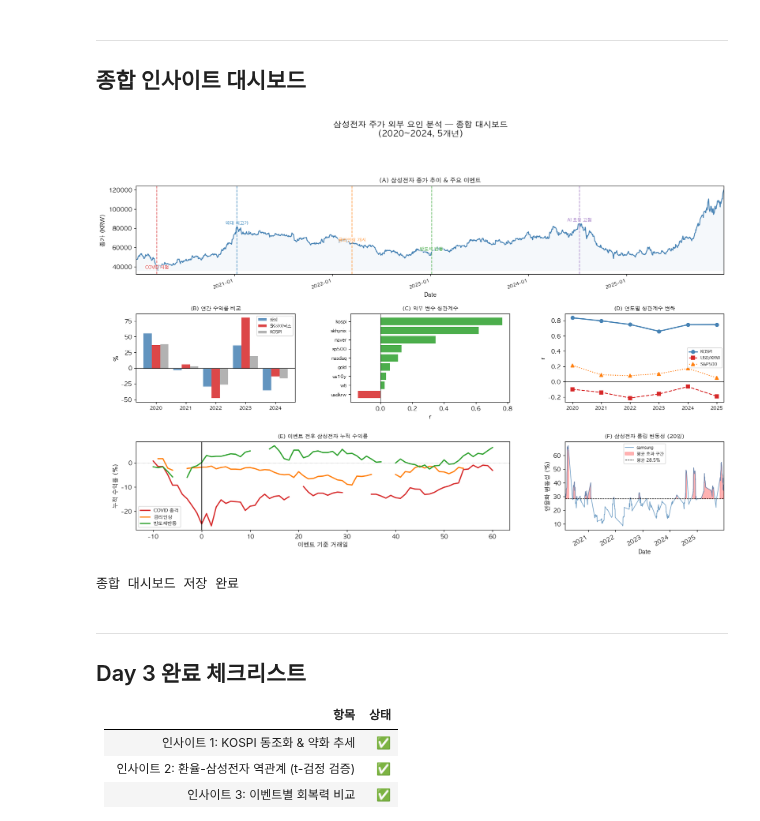
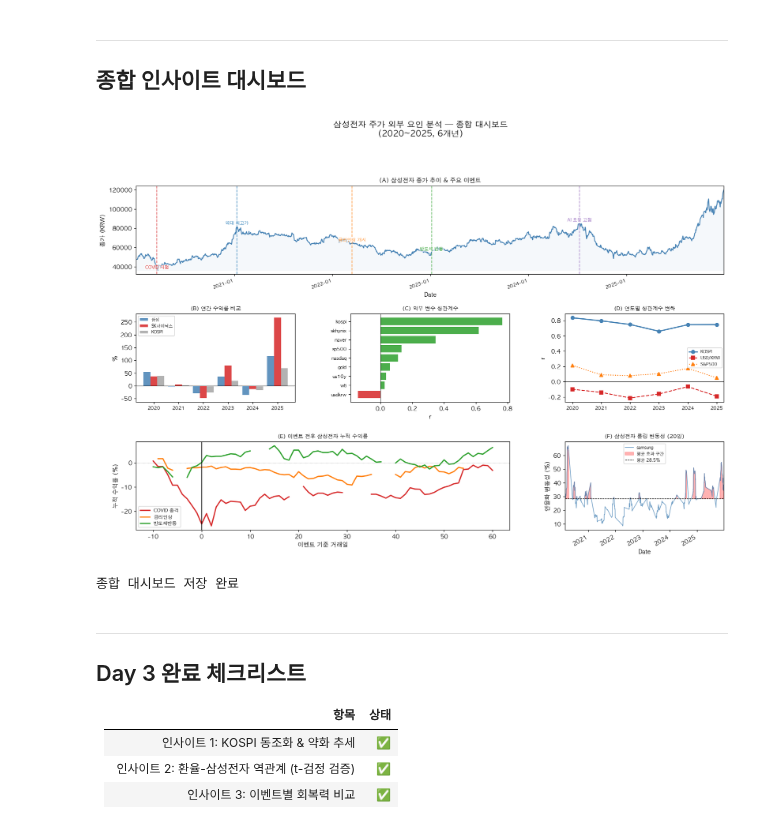
Before and after one commit to jinjintaek/korean-stock-external-factors-eda, a Jupyter notebook: notebooks/03_insights.ipynb, the cells around one changed output. Cells and saved outputs as stored; diff of their text form; code cells hidden in the pictures.

```diff
--- a/notebooks/03_insights.ipynb
+++ b/notebooks/03_insights.ipynb
@@ -275,12 +275,12 @@ ax.fill_between(common, sky_c, sam_c,
 
 ax.set_xlim(common.min(), common.max())
 ax.set_ylabel('정규화 지수 (첫 거래일=100)')
-ax.set_title('5년 누적 성과 비교')
+ax.set_title('6년 누적 성과 비교')
 ax.legend(fontsize=8)
 ax.xaxis.set_major_formatter(mdates.DateFormatter('%Y'))
 
 ax = axes[1]
-years = [2020, 2021, 2022, 2023, 2024]
+years = [2020, 2021, 2022, 2023, 2024, 2025]
 sam_ann, sky_ann, ksp_ann = [], [], []
 # 가격 기반 연간 수익률 (daily returns의 NaN 갭 문제 회피)
 for yr in years:
@@ -307,7 +307,7 @@ plt.tight_layout()
 plt.savefig(PROCESSED_DIR / 'insight4_samsung_vs_skhynix.png', bbox_inches='tight')
 plt.show()
 
-print('▶ 5년 누적 수익률 (2020~2024, 가격 기반)')
+print('▶ 6년 누적 수익률 (2020~2025, 가격 기반)')
 for label, col in [('삼성전자', 'samsung'), ('SK하이닉스', 'skhynix'), ('KOSPI', 'kospi')]:
     p = master[col].dropna()
     total = (p.iloc[-1] / p.iloc[0] - 1) * 100
@@ -397,7 +397,7 @@ for i, (var, val) in enumerate(ranked_full.items(), 1):
 # %%
 fig = plt.figure(figsize=(18, 12))
 gs  = gridspec.GridSpec(3, 3, figure=fig, hspace=0.45, wspace=0.35)
-fig.suptitle('삼성전자 주가 외부 요인 분석 — 종합 대시보드\n(2020~2024, 5개년)',
+fig.suptitle('삼성전자 주가 외부 요인 분석 — 종합 대시보드\n(2020~2025, 6개년)',
              fontsize=14, fontweight='bold', y=1.01)
 
 # ── (A) 삼성전자 주가 추이 + 이벤트 ─────────────────────────
@@ -432,7 +432,7 @@ plt.setp(ax_a.xaxis.get_majorticklabels(), rotation=20, ha='right', fontsize=8)
 
 # ── (B) 연간 수익률 비교 ─────────────────────────────────────
 ax_b = fig.add_subplot(gs[1, 0])
-years = [2020, 2021, 2022, 2023, 2024]
+years = [2020, 2021, 2022, 2023, 2024, 2025]
 sam_a, sky_a, ksp_a = [], [], []
 for yr in years:
     r = returns[returns.index.year == yr]
@@ -485,34 +485,34 @@ for d, lbl, c, w in ev_configs:
     ser = event_cumret(d, 'samsung', w)
     ax_e.plot(ser.index, ser * 100, color=c, lw=2, label=lbl)
 ax_e.axvline(0, color='black', lw=1.2)
 ax_e.axhline(0, color='gray',  lw=0.6, linestyle=':')
 ax_e.set_title('(E) 이벤트 전후 삼성전자 누적 수익률', fontsize=9)
 ax_e.set_xlabel('이벤트 기준 거래일')
 ax_e.set_ylabel('누적 수익률 (%)')
 ax_e.legend(fontsize=8)
 
 # ── (F) 롤링 변동성 ────────────────────────────────────────
 ax_f = fig.add_subplot(gs[2, 2])
 vol20 = returns['samsung'].rolling(20).std() * np.sqrt(252) * 100
 vol20_clean = vol20.dropna()
 vol20_clean.plot(ax=ax_f, color='steelblue', lw=1, alpha=0.8)
 ax_f.fill_between(vol20_clean.index, vol20_clean, vol20_clean.mean(),
                   where=(vol20_clean > vol20_clean.mean()),
                   alpha=0.3, color='red', label='평균 초과 구간')
 ax_f.axhline(vol20_clean.mean(), color='black', lw=0.8, linestyle='--',
              label=f'평균 {vol20_clean.mean():.1f}%')
 ax_f.set_title('(F) 삼성전자 롤링 변동성 (20일)', fontsize=9)
 ax_f.set_ylabel('연율화 변동성 (%)')
 ax_f.legend(fontsize=7)
 # xlim 명시 후 포매터만 설정
 ax_f.set_xlim(vol20_clean.index.min(), vol20_clean.index.max())
 ax_f.xaxis.set_major_formatter(mdates.DateFormatter('%Y'))
 
 plt.savefig(PROCESSED_DIR / 'dashboard_final.png', dpi=150, bbox_inches='tight')
 plt.show()
 print('종합 대시보드 저장 완료')
 # %% [output]
-[figure, old version]
+[figure, new version]
 종합 대시보드 저장 완료
 # %% [markdown]
 ---
```
Also changed, not shown: parts of 1 cell of this notebook, 2 other files.
